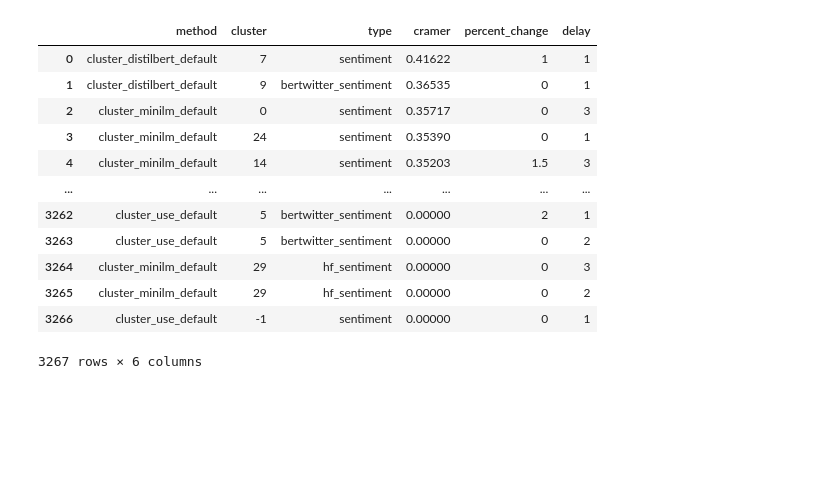
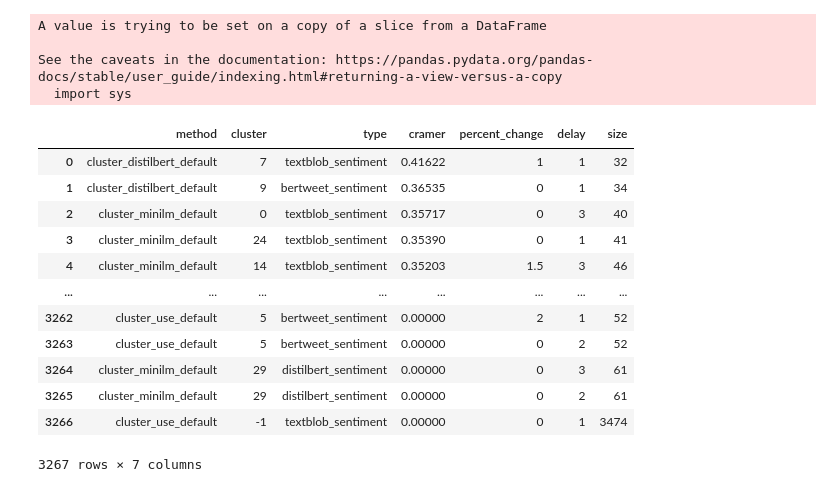
Before and after one commit to kmaksatk/Twitter_Stocks_Correlation, a Jupyter notebook: correlation_analysis.ipynb, the cells around one changed output. Cells and saved outputs as stored; diff of their text form; code cells hidden in the pictures; blank space fills up the shorter version.

```diff
--- a/correlation_analysis.ipynb
+++ b/correlation_analysis.ipynb
@@ -19,12 +17,12 @@ import data_preprocessing;
 folder = "files/"
 clusters_w_sw = pd.read_csv(folder + "clusterized_tweets_with_stopwords.csv")
 clusters_no_sw = pd.read_csv(folder + "clusterized_tweets_without_stopwords.csv")
-sentiments_w_sw = pd.read_csv(folder + "sentiment_twitters_numerical.csv").iloc[:, 1:]
+sentiments_w_sw = pd.read_csv(folder + "sentimented_tweets_with_stopwords.csv")
+sentiments_no_sw = pd.read_csv(folder + "sentimented_tweets_without_stopwords.csv")
 stocks = pd.read_csv(folder + "clean_stocks.csv")
-# sentiments_no_sw = pd.read_csv(folder + )
 clusters_w_sw.date = pd.to_datetime(clusters_w_sw.date)
 clusters_no_sw.date = pd.to_datetime(clusters_no_sw.date)
 sentiments_w_sw.date = pd.to_datetime(sentiments_w_sw.date)
-# sentiments_no_sw.date = pd.to_datetime(sentiments_no_sw.date)
+sentiments_no_sw.date = pd.to_datetime(sentiments_no_sw.date)
 stocks.date = pd.to_datetime(stocks.date)
 # %%
@@ -53,19 +59,27 @@ combined_w_sw = combine_dataframes(clusters_w_sw, sentiments_w_sw)
 # %%
 methods_w_sw = ['cluster_use_default', 'cluster_mpnet_default', 'cluster_minilm_default', 'cluster_distilbert_default',
 'cluster_use_dbcv', 'cluster_mpnet_dbcv', 'cluster_minilm_dbcv', 'cluster_distilbert_dbcv']
 cramer_w_sw = correlation.find_correlation(combined_w_sw, methods_w_sw).sort_values('cramer', ascending=False).reset_index(drop = True)
+cramer_w_sw[['size']] = ''
+for i in tqdm(range(0, cramer_w_sw.shape[0])):
+    check = combined_w_sw.loc[combined_w_sw[cramer_w_sw.method[i]] == cramer_w_sw.cluster[i]]
+    cramer_w_sw['size'][i] = check.shape[0]
 cramer_w_sw
 # %% [output]
+A value is trying to be set on a copy of a slice from a DataFrame
+
+See the caveats in the documentation: https://pandas.pydata.org/pandas-docs/stable/user_guide/indexing.html#returning-a-view-versus-a-copy
+  import sys
-|  | method | cluster | type | cramer | percent_change | delay |
-| 0 | cluster_distilbert_default | 7 | sentiment | 0.41622 | 1 | 1 |
-| 1 | cluster_distilbert_default | 9 | bertwitter_sentiment | 0.36535 | 0 | 1 |
-| 2 | cluster_minilm_default | 0 | sentiment | 0.35717 | 0 | 3 |
-| 3 | cluster_minilm_default | 24 | sentiment | 0.35390 | 0 | 1 |
-| 4 | cluster_minilm_default | 14 | sentiment | 0.35203 | 1.5 | 3 |
-| ... | ... | ... | ... | ... | ... | ... |
-| 3262 | cluster_use_default | 5 | bertwitter_sentiment | 0.00000 | 2 | 1 |
-| 3263 | cluster_use_default | 5 | bertwitter_sentiment | 0.00000 | 0 | 2 |
-| 3264 | cluster_minilm_default | 29 | hf_sentiment | 0.00000 | 0 | 3 |
-| 3265 | cluster_minilm_default | 29 | hf_sentiment | 0.00000 | 0 | 2 |
-| 3266 | cluster_use_default | -1 | sentiment | 0.00000 | 0 | 1 |
+|  | method | cluster | type | cramer | percent_change | delay | size |
+| 0 | cluster_distilbert_default | 7 | textblob_sentiment | 0.41622 | 1 | 1 | 32 |
+| 1 | cluster_distilbert_default | 9 | bertweet_sentiment | 0.36535 | 0 | 1 | 34 |
+| 2 | cluster_minilm_default | 0 | textblob_sentiment | 0.35717 | 0 | 3 | 40 |
+| 3 | cluster_minilm_default | 24 | textblob_sentiment | 0.35390 | 0 | 1 | 41 |
+| 4 | cluster_minilm_default | 14 | textblob_sentiment | 0.35203 | 1.5 | 3 | 46 |
+| ... | ... | ... | ... | ... | ... | ... | ... |
+| 3262 | cluster_use_default | 5 | bertweet_sentiment | 0.00000 | 2 | 1 | 52 |
+| 3263 | cluster_use_default | 5 | bertweet_sentiment | 0.00000 | 0 | 2 | 52 |
+| 3264 | cluster_minilm_default | 29 | distilbert_sentiment | 0.00000 | 0 | 3 | 61 |
+| 3265 | cluster_minilm_default | 29 | distilbert_sentiment | 0.00000 | 0 | 2 | 61 |
+| 3266 | cluster_use_default | -1 | textblob_sentiment | 0.00000 | 0 | 1 | 3474 |
-3267 rows × 6 columns
+3267 rows × 7 columns
```
Also changed, not shown: parts of 15 cells of this notebook, 6 other files.
